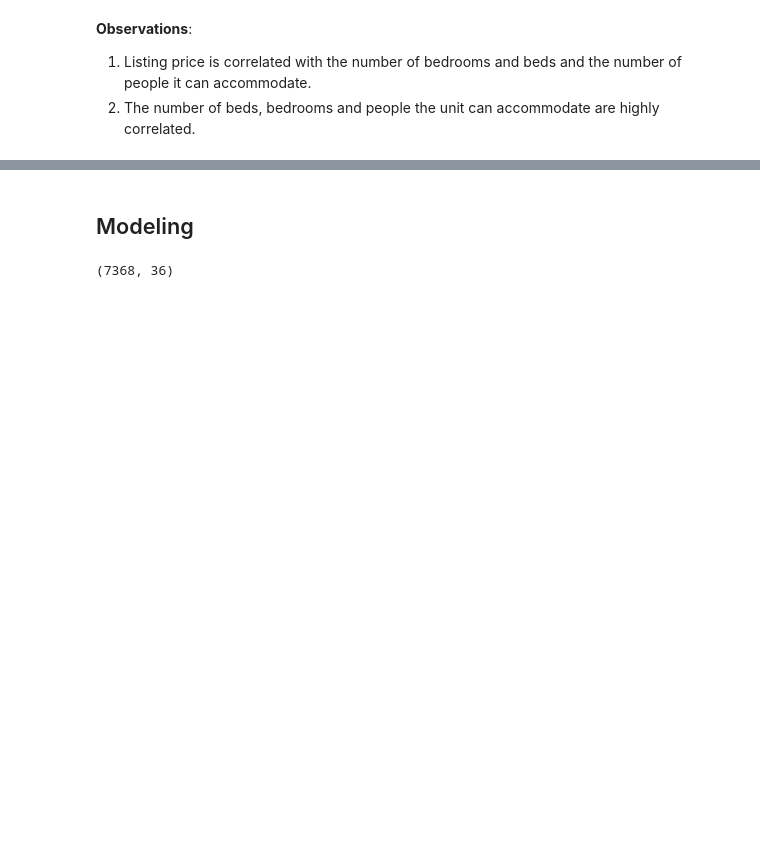
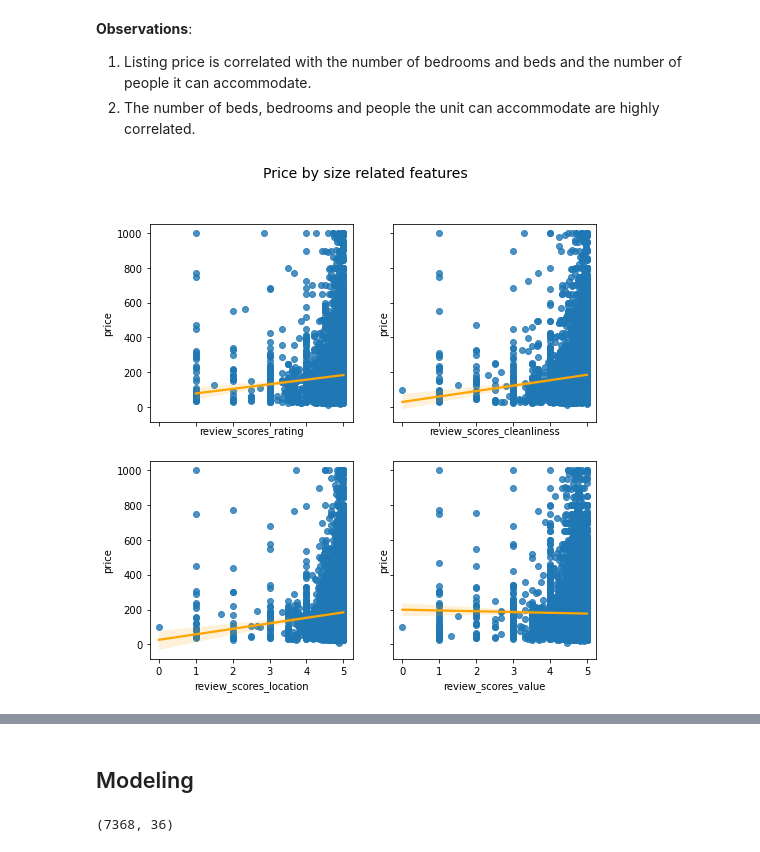
Before and after one commit to AnnieW2014/GA_Capstone, a Jupyter notebook: Code/Capstone_ListingData_Modeling_AW.ipynb, the cells around one changed output, grey strips where cells are left out. Cells and saved outputs as stored; diff of their text form; code cells hidden in the pictures; blank space fills up the shorter version.

```diff
--- a/Code/Capstone_ListingData_Modeling_AW.ipynb
+++ b/Code/Capstone_ListingData_Modeling_AW.ipynb
@@ -146,6 +181,19 @@ plt.suptitle('Listing price by size related features', fontsize=14)
 **Observations**:
 1. Listing price is correlated with the number of bedrooms and beds and the number of people it can accommodate.
 2. The number of beds, bedrooms and people the unit can accommodate are highly correlated.
+# %%
+figure, axes = plt.subplots(2, 2, figsize=(8,8), sharex=True, sharey=True)
+
+ax1 = sns.regplot(x='review_scores_rating',      y='price', data=train, ax=axes[0,0], line_kws={'color':'orange'})
+ax2 = sns.regplot(x='review_scores_cleanliness', y='price', data=train, ax=axes[0,1], line_kws={'color':'orange'})
+ax3 = sns.regplot(x='review_scores_location',       y='price', data=train, ax=axes[1,0], line_kws={'color':'orange'})
+ax3 = sns.regplot(x='review_scores_value',       y='price', data=train, ax=axes[1,1], line_kws={'color':'orange'})
+
+plt.suptitle('Price by size related features', fontsize=14);
+
+plt.savefig('../Plots/corr_price_reviewscores_regplot.png', bbox_inches='tight')
+# %% [output]
+[figure, added]
 # %%
 # price by categorical
 # %%
```
Also changed, not shown: parts of 32 cells of this notebook.
